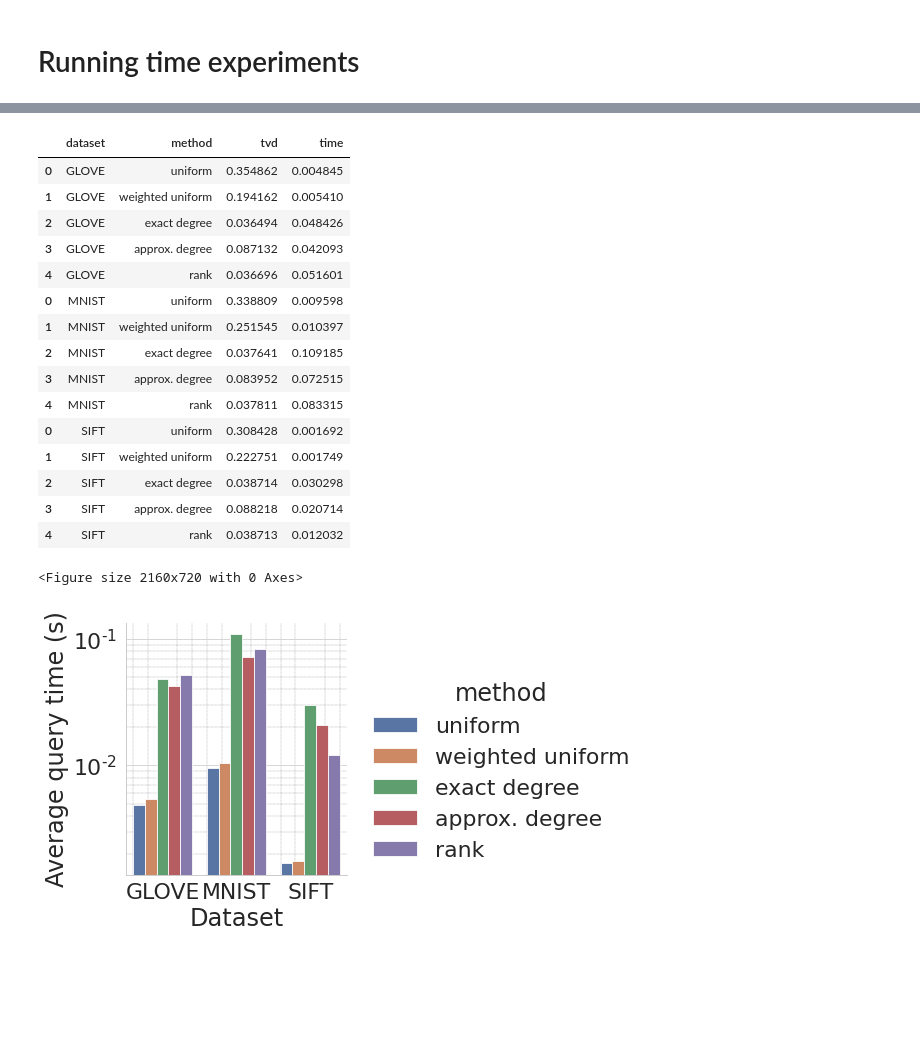
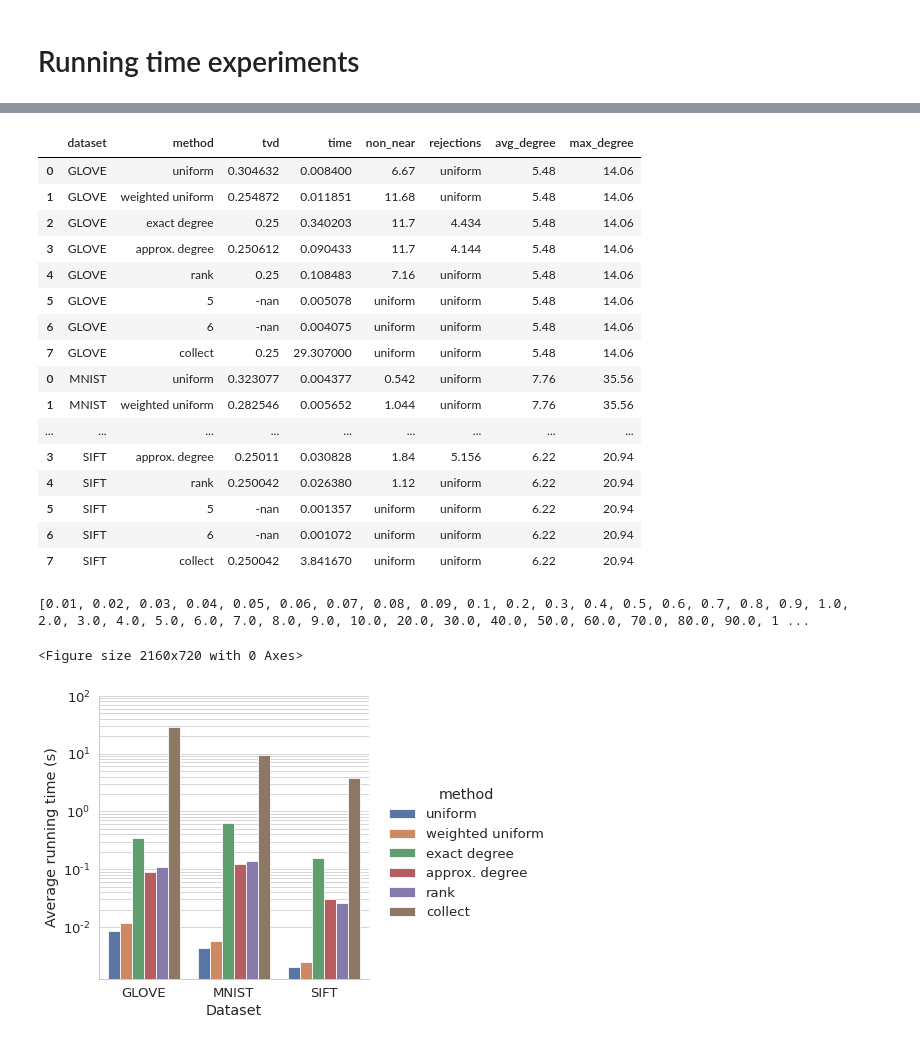
Before and after one commit to alfahaf/fair-nn, a Jupyter notebook: eval.ipynb, the cells around one changed output, grey strips where cells are left out. Cells and saved outputs as stored; diff of their text form; code cells hidden in the pictures; blank space fills up the shorter version.

```diff
--- a/eval.ipynb
+++ b/eval.ipynb
@@ -431,7 +431,7 @@ if not os.path.isfile("exp-res/approx.csv"):
     approx_exp.run("exp-res/approx.csv")
 
 plt.rcParams["figure.figsize"] =(5,5)
-sns.set_context('paper', font_scale=2.5)
+sns.set_context('paper', font_scale=1.5)
 
 df = pd.read_csv("exp-res/approx.csv")
 df['sim'] = [0.9, 0.6, 0.5]
@@ -443,4 +443,6 @@ ax.text(1.9, 0.015, "$\mathbf{Z}$", horizontalalignment='left', size='medium', c
 ax.text(0.9, 0.002, "$\mathbf{Y}$", horizontalalignment='left', size='medium', color='black', weight='semibold')
 plt.tight_layout()
 plt.savefig("plots/sampling_prob.pdf")
+
+df
 # %% [output]
@@ -454,15 +543,16 @@ df = pd.DataFrame(columns=["dataset", "method", "tvd", "time"])
 plt.rcParams["figure.figsize"] =(30,10)
 sns.set_context('paper', font_scale=2.5)
 
-for csv in glob.glob("exp-res/*.out"):
-    tmp_df = pd.read_csv(csv, names=["method", "tvd", "time"])
+for csv in glob.glob("exp-res/*L=300*.out"):
+    tmp_df = pd.read_csv(csv, names=["method", "tvd", "time", "non_near", "rejections", "avg_degree", "max_degree"])
     tmp_df['dataset'] = csv.split("/")[-1].split("_")[0]
-    df = df.append(tmp_df).replace({
+    df = df.sort_values(by=['dataset']).append(tmp_df).replace({
         0 : "uniform",
         1 : "weighted uniform",
         2 : "exact degree",
         3 : "approx. degree",
         4 : "rank",
+        7 : "collect",
         "glove-100-angular-data" : "GLOVE",
         "sift-128-euclidean-data" : "SIFT",
         "mnist-784-euclidean-data" : "MNIST"
@@ -470,31 +560,44 @@ for csv in glob.glob("exp-res/*.out"):
 
 df
 # %% [output]
-|  | dataset | method | tvd | time |
-| 0 | GLOVE | uniform | 0.354862 | 0.004845 |
-| 1 | GLOVE | weighted uniform | 0.194162 | 0.005410 |
-| 2 | GLOVE | exact degree | 0.036494 | 0.048426 |
-| 3 | GLOVE | approx. degree | 0.087132 | 0.042093 |
-| 4 | GLOVE | rank | 0.036696 | 0.051601 |
-| 0 | MNIST | uniform | 0.338809 | 0.009598 |
-| 1 | MNIST | weighted uniform | 0.251545 | 0.010397 |
-| 2 | MNIST | exact degree | 0.037641 | 0.109185 |
-| 3 | MNIST | approx. degree | 0.083952 | 0.072515 |
-| 4 | MNIST | rank | 0.037811 | 0.083315 |
-| 0 | SIFT | uniform | 0.308428 | 0.001692 |
-| 1 | SIFT | weighted uniform | 0.222751 | 0.001749 |
-| 2 | SIFT | exact degree | 0.038714 | 0.030298 |
-| 3 | SIFT | approx. degree | 0.088218 | 0.020714 |
-| 4 | SIFT | rank | 0.038713 | 0.012032 |
+|  | dataset | method | tvd | time | non_near | rejections | avg_degree | max_degree |
+| 0 | GLOVE | uniform | 0.304632 | 0.008400 | 6.67 | uniform | 5.48 | 14.06 |
+| 1 | GLOVE | weighted uniform | 0.254872 | 0.011851 | 11.68 | uniform | 5.48 | 14.06 |
+| 2 | GLOVE | exact degree | 0.25 | 0.340203 | 11.7 | 4.434 | 5.48 | 14.06 |
+| 3 | GLOVE | approx. degree | 0.250612 | 0.090433 | 11.7 | 4.144 | 5.48 | 14.06 |
+| 4 | GLOVE | rank | 0.25 | 0.108483 | 7.16 | uniform | 5.48 | 14.06 |
+| 5 | GLOVE | 5 | -nan | 0.005078 | uniform | uniform | 5.48 | 14.06 |
+| 6 | GLOVE | 6 | -nan | 0.004075 | uniform | uniform | 5.48 | 14.06 |
+| 7 | GLOVE | collect | 0.25 | 29.307000 | uniform | uniform | 5.48 | 14.06 |
+| 0 | MNIST | uniform | 0.323077 | 0.004377 | 0.542 | uniform | 7.76 | 35.56 |
+| 1 | MNIST | weighted uniform | 0.282546 | 0.005652 | 1.044 | uniform | 7.76 | 35.56 |
+| ... | ... | ... | ... | ... | ... | ... | ... | ... |
+| 3 | SIFT | approx. degree | 0.25011 | 0.030828 | 1.84 | 5.156 | 6.22 | 20.94 |
+| 4 | SIFT | rank | 0.250042 | 0.026380 | 1.12 | uniform | 6.22 | 20.94 |
+| 5 | SIFT | 5 | -nan | 0.001357 | uniform | uniform | 6.22 | 20.94 |
+| 6 | SIFT | 6 | -nan | 0.001072 | uniform | uniform | 6.22 | 20.94 |
+| 7 | SIFT | collect | 0.250042 | 3.841670 | uniform | uniform | 6.22 | 20.94 |
 # %%
 plt.clf()
-g = sns.catplot(data=df[['method', 'time', 'dataset']], x="dataset", y="time", hue="method", kind="bar")
-g.set_axis_labels("Dataset", "Average query time (s)")
+sns.set_context('paper', font_scale=1.5)
+ticks = [0.01]
+delta = 0.01
+for i in range(4):
+	for k in range(9):
+		ticks.append(round(ticks[-1] + delta, 2))
+	delta *= 10
+
+print(ticks)
+#ticks = [0.01, 0.02, 0.03, 0.04, 0.05, 0.1, 0.2, 0.3, 0.4, 0.5, 1.0, 2.0, 3.0, 4.0, 5.0, 10.0]
+g = sns.catplot(data=df[(df.method != 5) & (df.method != 6)][['method', 'time', 'dataset']], x="dataset", y="time", hue="method", kind="bar")
+g.set_axis_labels("Dataset", "Average running time (s)")
 plt.yscale('log')
-g.ax.minorticks_on()
-g.ax.grid(which='minor', linestyle=':', linewidth=0.3, color='black')
+#g.ax.minorticks_on()
+#g.ax.grid(which='minor', linestyle=':', linewidth=0.3, color='black')
+g.set(yticks = ticks)
 g.tight_layout()
-plt.savefig('plots/running_time.pdf')
+plt.savefig('plots/running_time_L=300.pdf')
 # %% [output]
-<Figure size 2160x720 with 0 Axes>
+[0.01, 0.02, 0.03, 0.04, 0.05, 0.06, 0.07, 0.08, 0.09, 0.1, 0.2, 0.3, 0.4, 0.5, 0.6, 0.7, 0.8, 0.9, 1.0, 2.0, 3.0, 4.0, 5.0, 6.0, 7.0, 8.0, 9.0, 10.0, 20.0, 30.0, 40.0, 50.0, 60.0, 70.0, 80.0, 90.0, 1 ...
+<Figure size 2160x720 with 0 Axes>
-[figure, old version]
+[figure, new version]
```
Also changed, not shown: parts of 3 cells of this notebook, 7 other files.
